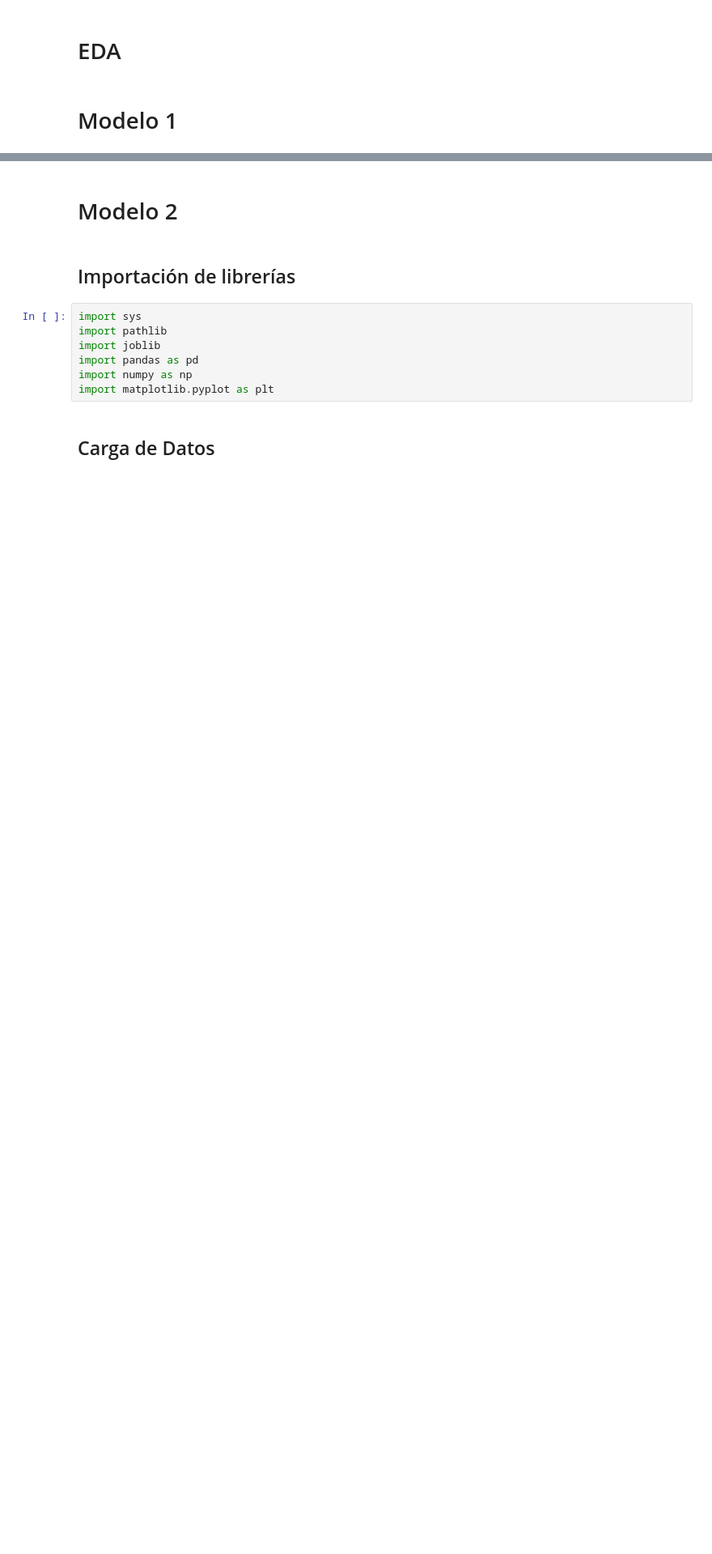
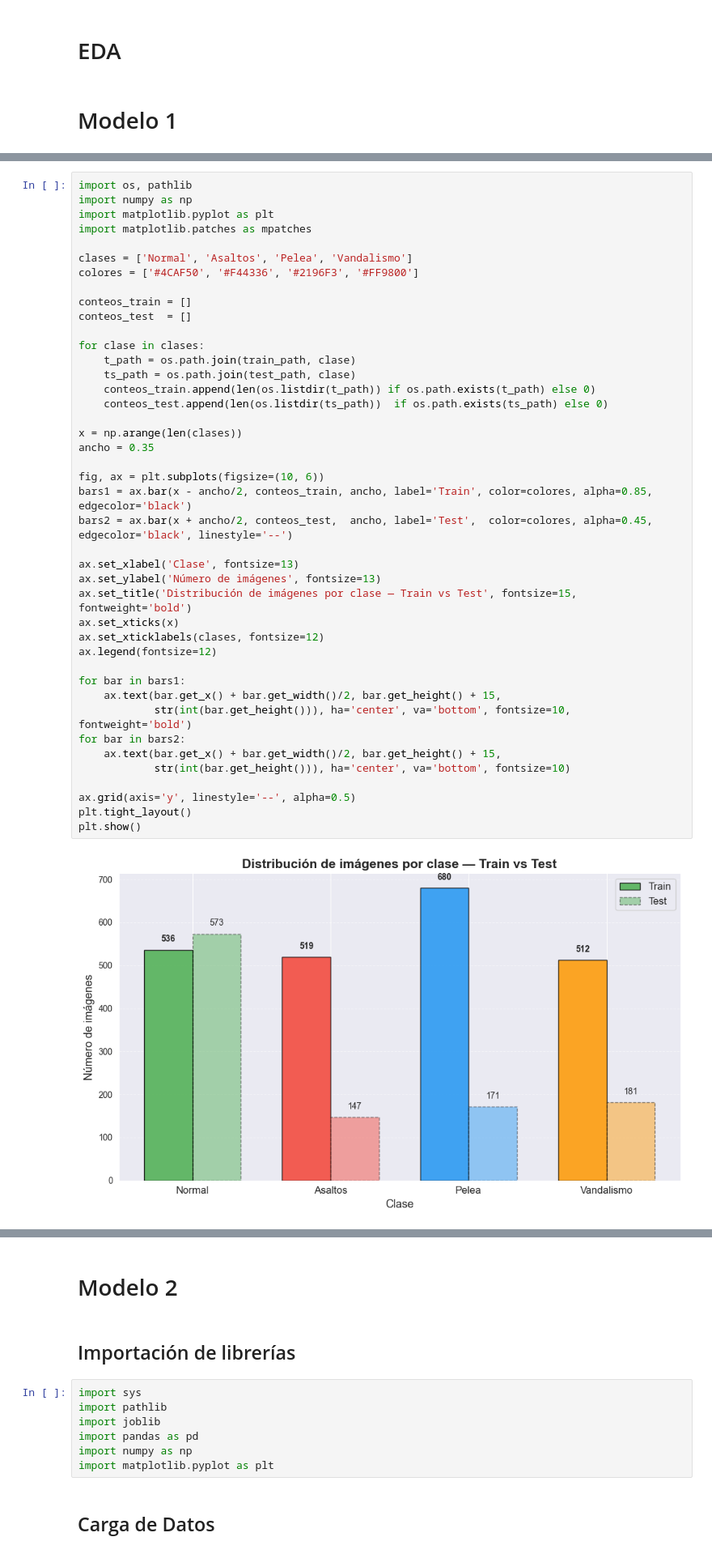
Before and after one commit to kendalls-s/SmartCityIA, a Jupyter notebook: notebooks/01_EDA.ipynb, the cells around one changed output, grey strips where cells are left out. Shown at 81% size. Drawn from its saved outputs; the diff is of its cells as text; blank space fills up the shorter version.

```diff
--- a/notebooks/01_EDA.ipynb
+++ b/notebooks/01_EDA.ipynb
@@ -4,0 +119,44 @@
+# %%
+import os, pathlib
+import numpy as np
+import matplotlib.pyplot as plt
+import matplotlib.patches as mpatches
+
+clases = ['Normal', 'Asaltos', 'Pelea', 'Vandalismo']
+colores = ['#4CAF50', '#F44336', '#2196F3', '#FF9800']
+
+conteos_train = []
+conteos_test  = []
+
+for clase in clases:
+    t_path = os.path.join(train_path, clase)
+    ts_path = os.path.join(test_path, clase)
+    conteos_train.append(len(os.listdir(t_path)) if os.path.exists(t_path) else 0)
+    conteos_test.append(len(os.listdir(ts_path))  if os.path.exists(ts_path) else 0)
+
+x = np.arange(len(clases))
+ancho = 0.35
+
+fig, ax = plt.subplots(figsize=(10, 6))
+bars1 = ax.bar(x - ancho/2, conteos_train, ancho, label='Train', color=colores, alpha=0.85, edgecolor='black')
+bars2 = ax.bar(x + ancho/2, conteos_test,  ancho, label='Test',  color=colores, alpha=0.45, edgecolor='black', linestyle='--')
+
+ax.set_xlabel('Clase', fontsize=13)
+ax.set_ylabel('Número de imágenes', fontsize=13)
+ax.set_title('Distribución de imágenes por clase — Train vs Test', fontsize=15, fontweight='bold')
+ax.set_xticks(x)
+ax.set_xticklabels(clases, fontsize=12)
+ax.legend(fontsize=12)
+
+for bar in bars1:
+    ax.text(bar.get_x() + bar.get_width()/2, bar.get_height() + 15,
+            str(int(bar.get_height())), ha='center', va='bottom', fontsize=10, fontweight='bold')
+for bar in bars2:
+    ax.text(bar.get_x() + bar.get_width()/2, bar.get_height() + 15,
+            str(int(bar.get_height())), ha='center', va='bottom', fontsize=10)
+
+ax.grid(axis='y', linestyle='--', alpha=0.5)
+plt.tight_layout()
+plt.show()
+# %% [output]
+[figure, added]
```
Also changed, not shown: parts of 28 cells of this notebook.
